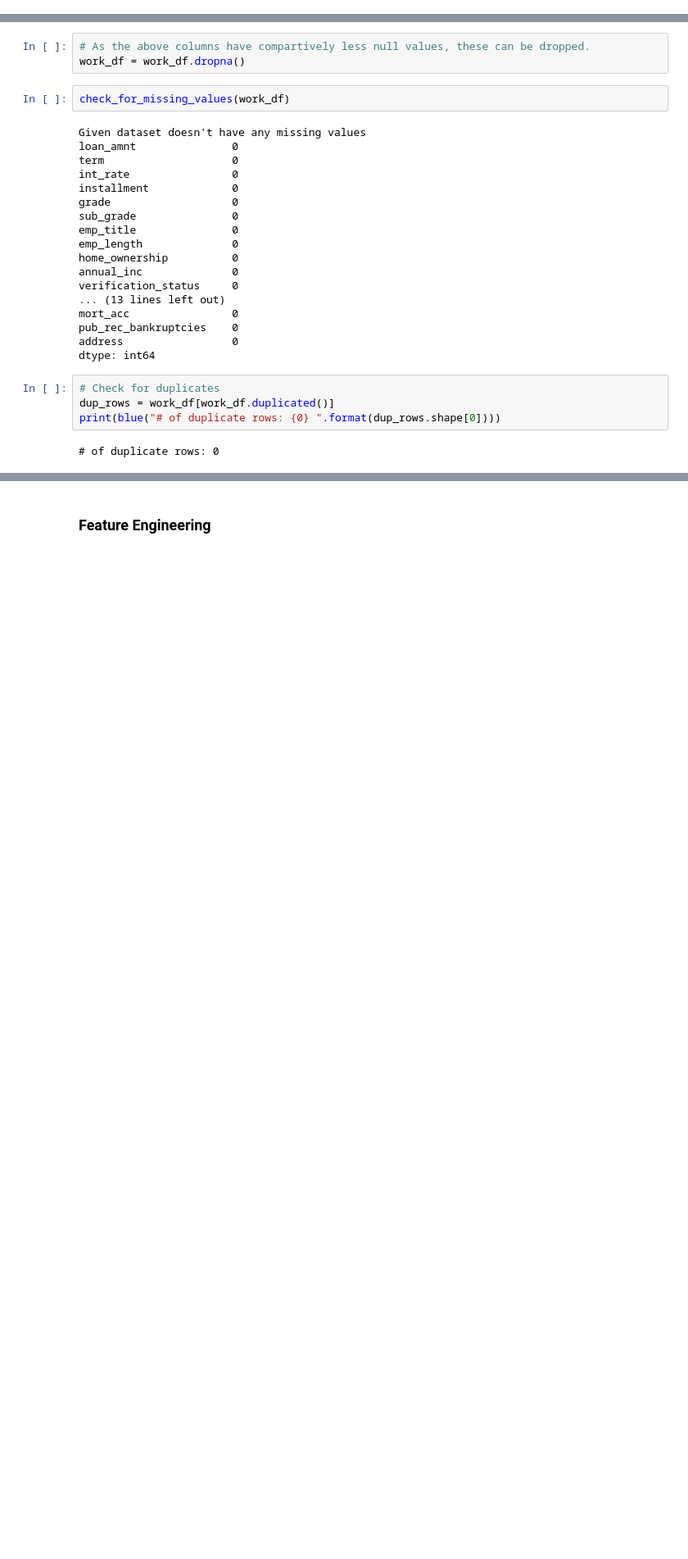
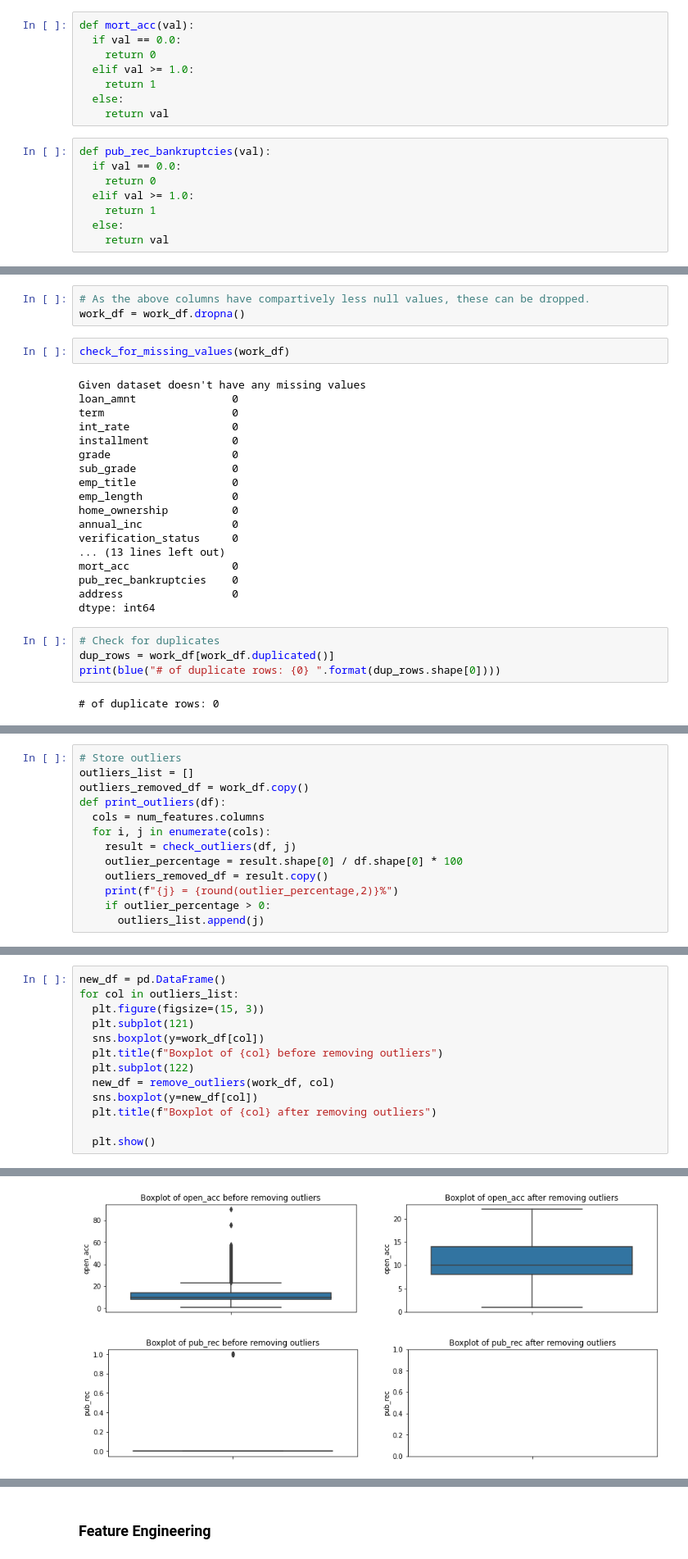
Before and after one commit to pkmariya/Scaler01, a Jupyter notebook: LoanTap_CaseStudy_Mariya_DSMLJune22.ipynb, the cells around one changed output, grey strips where cells are left out. Shown at 82% size. Cells and saved outputs as stored; diff of their text form; blank space fills up the shorter version.

```diff
--- a/LoanTap_CaseStudy_Mariya_DSMLJune22.ipynb
+++ b/LoanTap_CaseStudy_Mariya_DSMLJune22.ipynb
@@ -246,0 +269,16 @@ Following Features have Missing Values
+# %%
+def mort_acc(val):
+  if val == 0.0:
+    return 0
+  elif val >= 1.0:
+    return 1
+  else:
+    return val
+# %%
+def pub_rec_bankruptcies(val):
+  if val == 0.0:
+    return 0
+  elif val >= 1.0:
+    return 1
+  else:
+    return val
@@ -282,0 +364,13 @@ work_df.groupby(by = "loan_status")["loan_amnt"].describe()
+# %%
+# Store outliers
+outliers_list = []
+outliers_removed_df = work_df.copy()
+def print_outliers(df):
+  cols = num_features.columns
+  for i, j in enumerate(cols):
+    result = check_outliers(df, j)
+    outlier_percentage = result.shape[0] / df.shape[0] * 100
+    outliers_removed_df = result.copy()
+    print(f"{j} = {round(outlier_percentage,2)}%")
+    if outlier_percentage > 0:
+      outliers_list.append(j)
@@ -282,0 +432,14 @@ work_df.groupby(by = "loan_status")["loan_amnt"].describe()
+# %%
+new_df = pd.DataFrame()
+for col in outliers_list:
+  plt.figure(figsize=(15, 3))
+  plt.subplot(121)
+  sns.boxplot(y=work_df[col])
+  plt.title(f"Boxplot of {col} before removing outliers")
+  plt.subplot(122)
+  new_df = remove_outliers(work_df, col)
+  sns.boxplot(y=new_df[col])
+  plt.title(f"Boxplot of {col} after removing outliers")
+
+  plt.show()
+# %% [output]
@@ -282,0 +451,2 @@ work_df.groupby(by = "loan_status")["loan_amnt"].describe()
+[figure, added]
+[figure, added]
```
Also changed, not shown: parts of 40 cells of this notebook.
